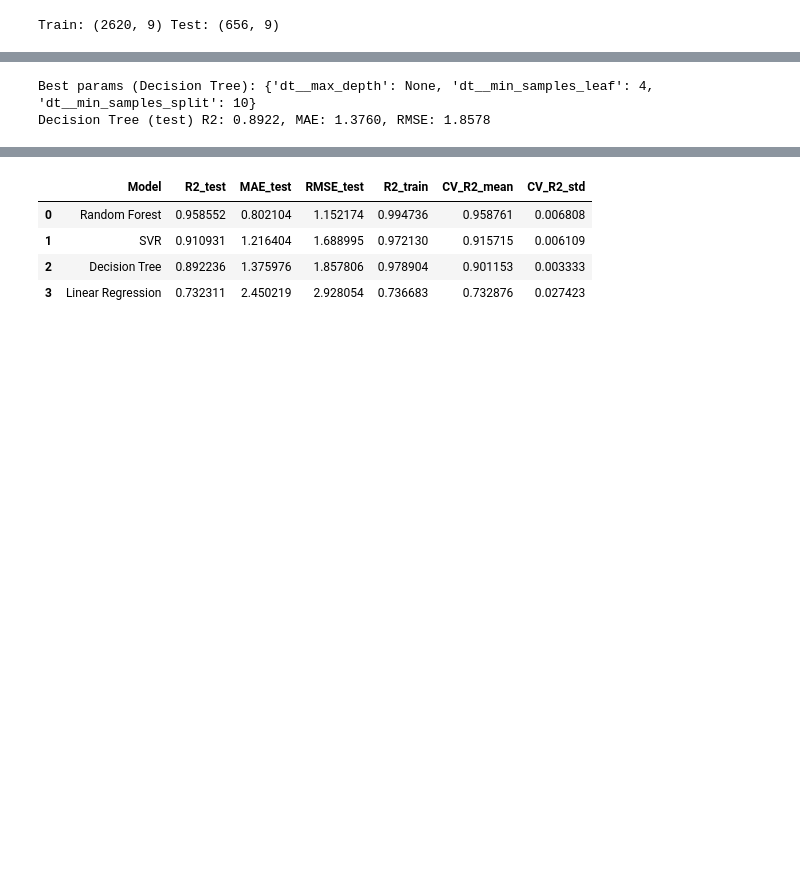
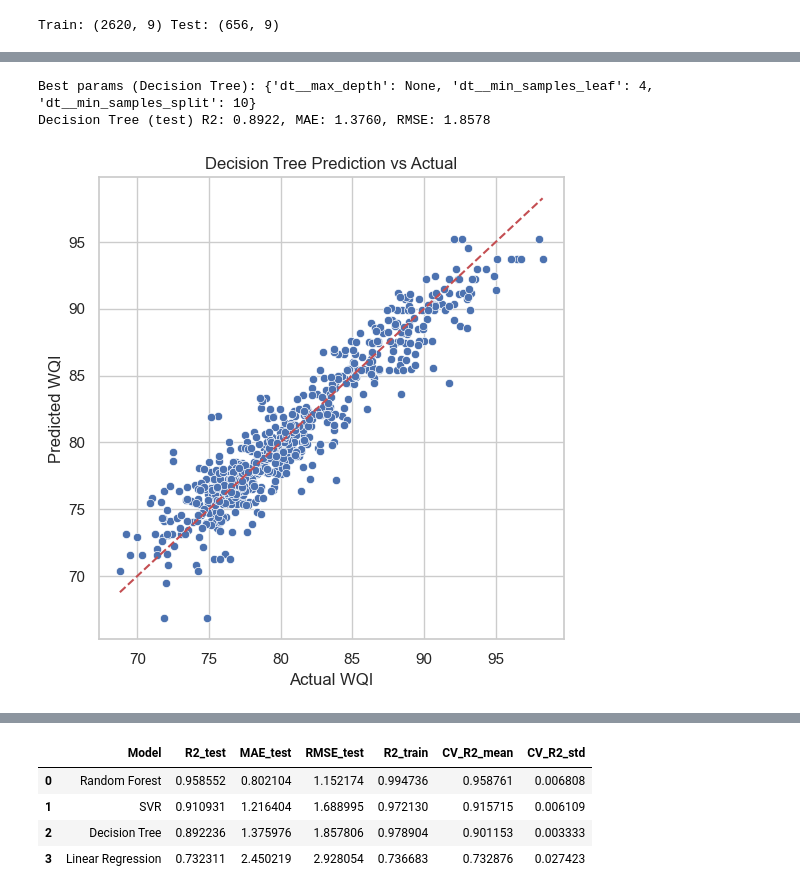
Before and after one commit to rafpoo/project-machine-learning, a Jupyter notebook: notebooks/DataModeling.ipynb, the cells around one changed output, grey strips where cells are left out. Cells and saved outputs as stored; diff of their text form; code cells hidden in the pictures; blank space fills up the shorter version.

```diff
--- a/notebooks/DataModeling.ipynb
+++ b/notebooks/DataModeling.ipynb
@@ -109,24 +118,33 @@ Train R2: 0.7367, CV R2 mean: 0.7329 ± 0.0274
 # %%
 ## 6. Decision Tree Regressor (default) + GridSearchCV tuning
 pipe_dt = Pipeline([("scaler", StandardScaler()), ("dt", DecisionTreeRegressor(random_state=42))])
 
 # Quick grid for Decision Tree
 param_grid_dt = {
     "dt__max_depth": [None, 3, 5, 8, 12],
     "dt__min_samples_split": [2, 5, 10, 20],
     "dt__min_samples_leaf": [1, 2, 4, 8]
 }
 
 grid_dt = GridSearchCV(pipe_dt, param_grid_dt, cv=5, scoring='r2', n_jobs=-1, verbose=0)
 grid_dt.fit(X_train, y_train)
 
 print("Best params (Decision Tree):", grid_dt.best_params_)
 best_dt = grid_dt.best_estimator_
 res_dt = evaluate_model(best_dt, X_train, X_test, y_train, y_test, cv=5)
 print(f"Decision Tree (test) R2: {res_dt['r2_test']:.4f}, MAE: {res_dt['mae_test']:.4f}, RMSE: {res_dt['rmse_test']:.4f}")
+
+plt.figure(figsize=(6,6))
+sns.scatterplot(x=y_test, y=res_dt['y_pred'])
+plt.xlabel("Actual WQI")
+plt.ylabel("Predicted WQI")
+plt.title("Decision Tree Prediction vs Actual")
+plt.plot([y_test.min(), y_test.max()], [y_test.min(), y_test.max()], 'r--')
+plt.show()
 # %% [output]
 Best params (Decision Tree): {'dt__max_depth': None, 'dt__min_samples_leaf': 4, 'dt__min_samples_split': 10}
 Decision Tree (test) R2: 0.8922, MAE: 1.3760, RMSE: 1.8578
+[figure, added]
 # %%
 ## 7. Random Forest Regressor + GridSearchCV tuning
 pipe_rf = Pipeline([("scaler", StandardScaler()), ("rf", RandomForestRegressor(random_state=42, n_jobs=-1))])
```
Also changed, not shown: parts of 3 cells of this notebook.
